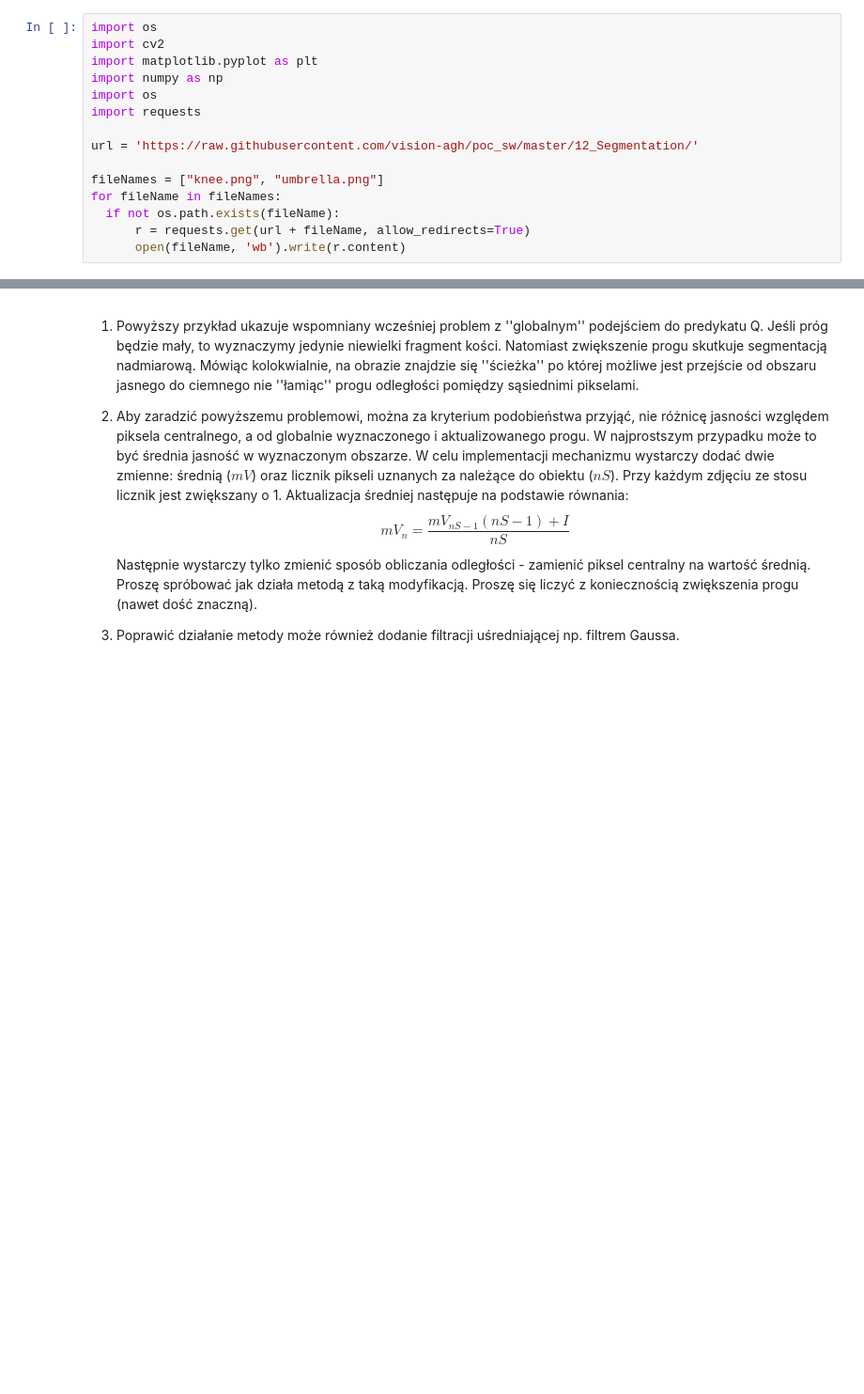
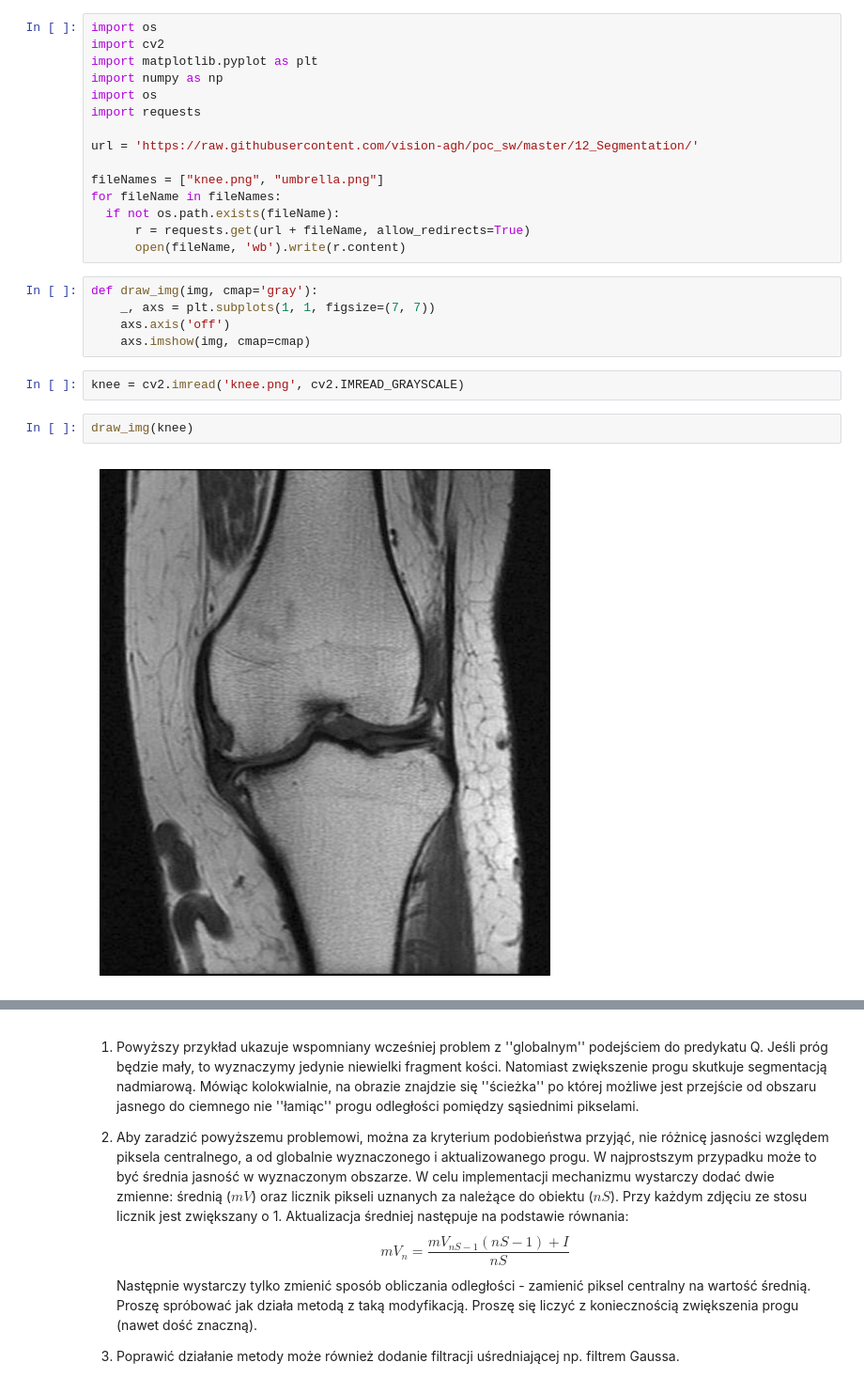
Before and after one commit to sQbanv/Introduction-to-Digital-Image-Processing, a Jupyter notebook: Segmentacja obrazów/12_segmentation.ipynb, the cells around one changed output, grey strips where cells are left out. Shown at 94% size. Drawn from its saved outputs; the diff is of its cells as text; blank space fills up the shorter version.

```diff
--- a/Segmentacja obrazów/12_segmentation.ipynb
+++ b/Segmentacja obrazów/12_segmentation.ipynb
@@ -116,3 +116,14 @@ for fileName in fileNames:
   if not os.path.exists(fileName):
       r = requests.get(url + fileName, allow_redirects=True)
       open(fileName, 'wb').write(r.content)
+# %%
+def draw_img(img, cmap='gray'):
+    _, axs = plt.subplots(1, 1, figsize=(7, 7))
+    axs.axis('off')
+    axs.imshow(img, cmap=cmap)
+# %%
+knee = cv2.imread('knee.png', cv2.IMREAD_GRAYSCALE)
+# %%
+draw_img(knee)
+# %% [output]
+[figure, added]
```
Also changed, not shown: parts of 4 cells of this notebook, 2 other files.
